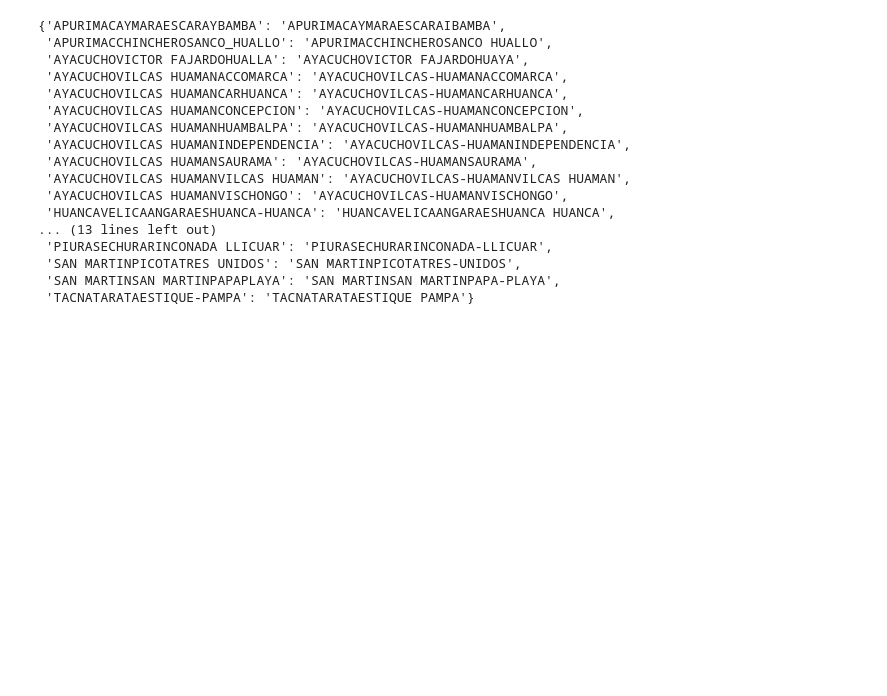
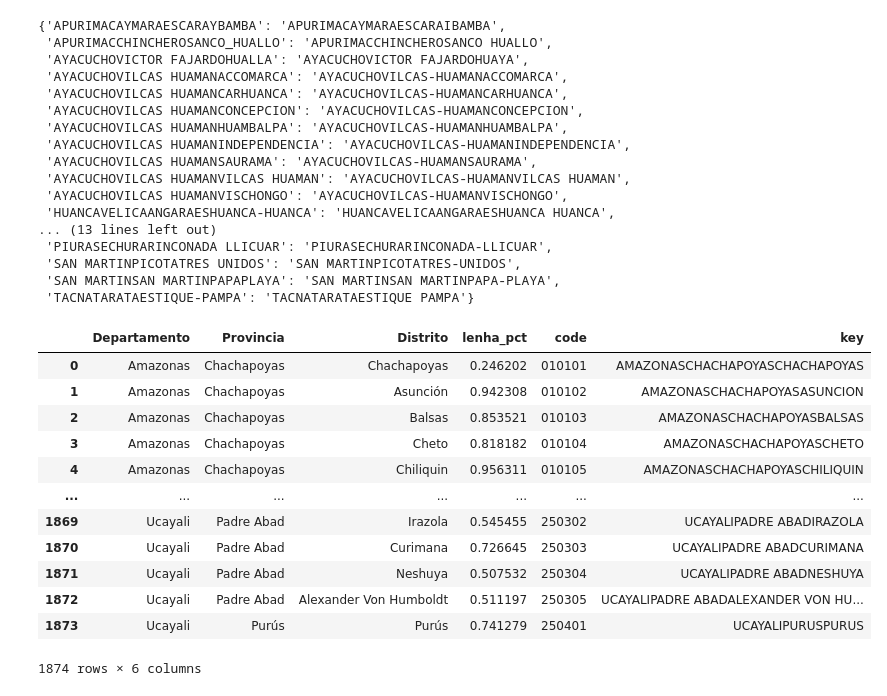
Before and after one commit to CienciaDeDatosEspacial/code_and_data, a Jupyter notebook: redatam_lenha.ipynb, the cells around one changed output. Cells and saved outputs as stored; diff of their text form; code cells hidden in the pictures; blank space fills up the shorter version.

```diff
--- a/redatam_lenha.ipynb
+++ b/redatam_lenha.ipynb
@@ -363,6 +367,22 @@ changesLena1
  'TACNATARATAESTIQUE-PAMPA': 'TACNATARATAESTIQUE PAMPA'}
 # %%
 lena.key.replace(to_replace=changesLena1,inplace=True)
+# %%
+lena
+# %% [output]
+|  | Departamento | Provincia | Distrito | lenha_pct | code | key |
+| 0 | Amazonas | Chachapoyas | Chachapoyas | 0.246202 | 010101 | AMAZONASCHACHAPOYASCHACHAPOYAS |
+| 1 | Amazonas | Chachapoyas | Asunción | 0.942308 | 010102 | AMAZONASCHACHAPOYASASUNCION |
+| 2 | Amazonas | Chachapoyas | Balsas | 0.853521 | 010103 | AMAZONASCHACHAPOYASBALSAS |
+| 3 | Amazonas | Chachapoyas | Cheto | 0.818182 | 010104 | AMAZONASCHACHAPOYASCHETO |
+| 4 | Amazonas | Chachapoyas | Chiliquin | 0.956311 | 010105 | AMAZONASCHACHAPOYASCHILIQUIN |
+| ... | ... | ... | ... | ... | ... | ... |
+| 1869 | Ucayali | Padre Abad | Irazola | 0.545455 | 250302 | UCAYALIPADRE ABADIRAZOLA |
+| 1870 | Ucayali | Padre Abad | Curimana | 0.726645 | 250303 | UCAYALIPADRE ABADCURIMANA |
+| 1871 | Ucayali | Padre Abad | Neshuya | 0.507532 | 250304 | UCAYALIPADRE ABADNESHUYA |
+| 1872 | Ucayali | Padre Abad | Alexander Von Humboldt | 0.511197 | 250305 | UCAYALIPADRE ABADALEXANDER VON HU... |
+| 1873 | Ucayali | Purús | Purús | 0.741279 | 250401 | UCAYALIPURUSPURUS |
+1874 rows × 6 columns
 # %%
 lenaMap=distmap.merge(lena, on='key').loc[:,['key','DEPARTAMEN','PROVINCIA','DISTRITO','lenha_pct','geometry']]
 lenaMap
```
Also changed, not shown: parts of 2 cells of this notebook, 1 other file.
